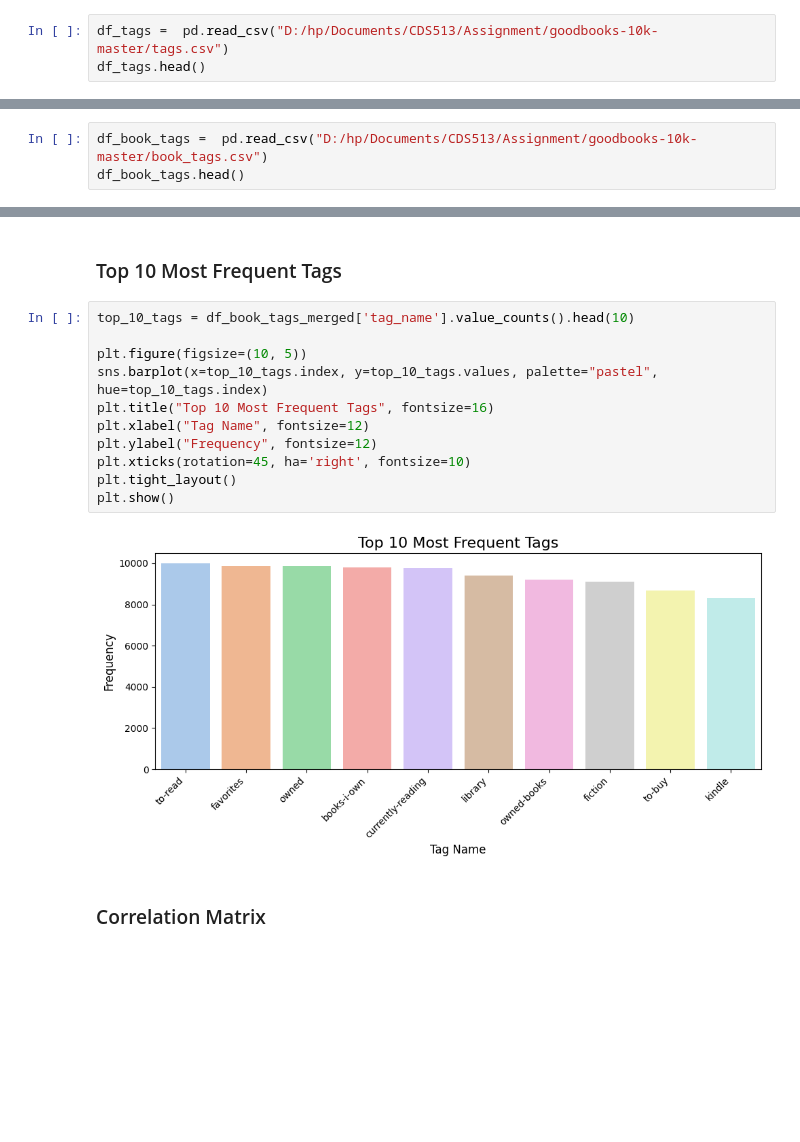
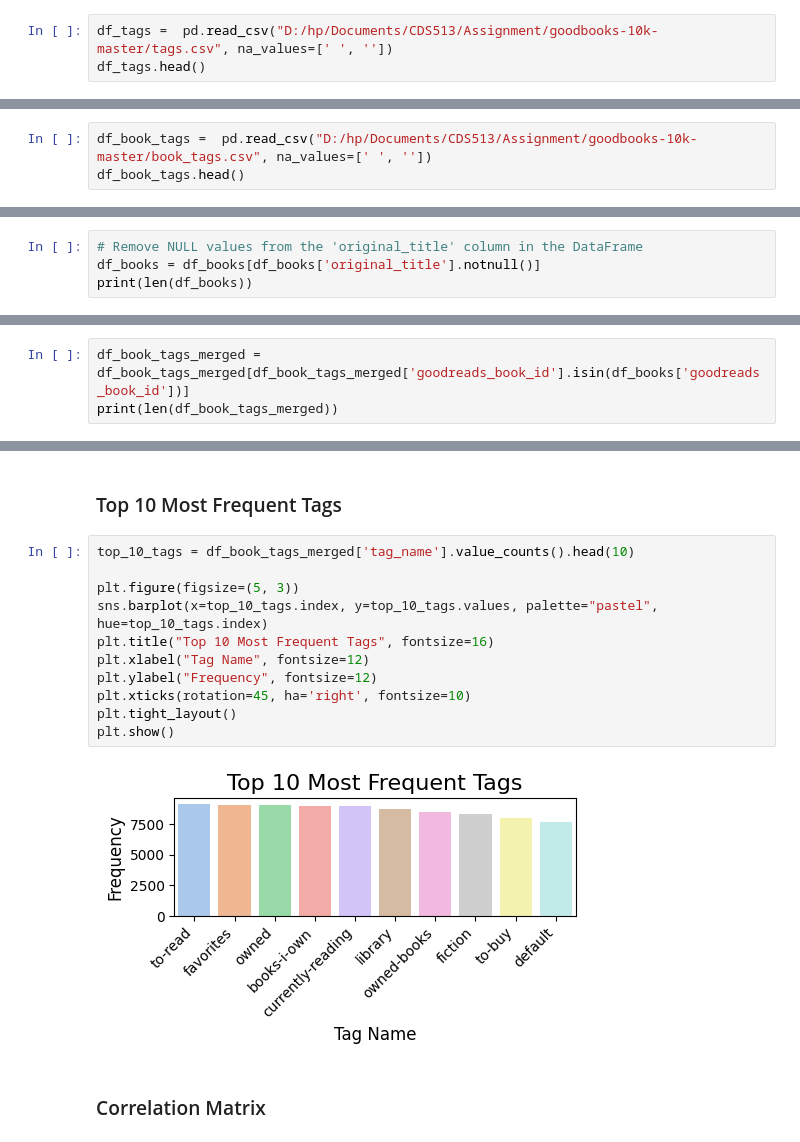
Before and after one commit to j9988/GoodBooks_Recommendation_System, a Jupyter notebook: Assignment 1.ipynb, the cells around one changed output, grey strips where cells are left out. Cells and saved outputs as stored; diff of their text form; blank space fills up the shorter version.

```diff
--- a/Assignment 1.ipynb
+++ b/Assignment 1.ipynb
@@ -32,7 +34,7 @@ df_books.head()
 # %% [markdown]
 ## Tags Dataset
 # %%
-df_tags =  pd.read_csv("D:/hp/Documents/CDS513/Assignment/goodbooks-10k-master/tags.csv")
+df_tags =  pd.read_csv("D:/hp/Documents/CDS513/Assignment/goodbooks-10k-master/tags.csv", na_values=[' ', ''])
 df_tags.head()
 # %% [output]
 |  | tag_id | tag_name |
@@ -68,7 +70,7 @@ df_to_read.head()
 # %% [markdown]
 ## Book Tags Dataset
 # %%
-df_book_tags =  pd.read_csv("D:/hp/Documents/CDS513/Assignment/goodbooks-10k-master/book_tags.csv")
+df_book_tags =  pd.read_csv("D:/hp/Documents/CDS513/Assignment/goodbooks-10k-master/book_tags.csv", na_values=[' ', ''])
 df_book_tags.head()
 # %% [output]
 |  | goodreads_book_id | tag_id | count |
@@ -110,0 +159,4 @@ dtype: int64
+# %%
+# Remove NULL values from the 'original_title' column in the DataFrame
+df_books = df_books[df_books['original_title'].notnull()]
+print(len(df_books))
@@ -110,0 +195,3 @@ dtype: int64
+# %%
+df_book_tags_merged = df_book_tags_merged[df_book_tags_merged['goodreads_book_id'].isin(df_books['goodreads_book_id'])]
+print(len(df_book_tags_merged))
@@ -323,16 +356,16 @@ The number of values for feature tag_name :34252
 # %%
 top_10_tags = df_book_tags_merged['tag_name'].value_counts().head(10)
 
-plt.figure(figsize=(10, 5))
+plt.figure(figsize=(5, 3))
 sns.barplot(x=top_10_tags.index, y=top_10_tags.values, palette="pastel", hue=top_10_tags.index)
 plt.title("Top 10 Most Frequent Tags", fontsize=16)
 plt.xlabel("Tag Name", fontsize=12)
 plt.ylabel("Frequency", fontsize=12)
 plt.xticks(rotation=45, ha='right', fontsize=10)
 plt.tight_layout()
 plt.show()
 # %% [output]
-[figure, old version]
+[figure, new version]
 # %% [markdown]
 ### Correlation Matrix
 # %%
```
Also changed, not shown: parts of 96 cells of this notebook.
